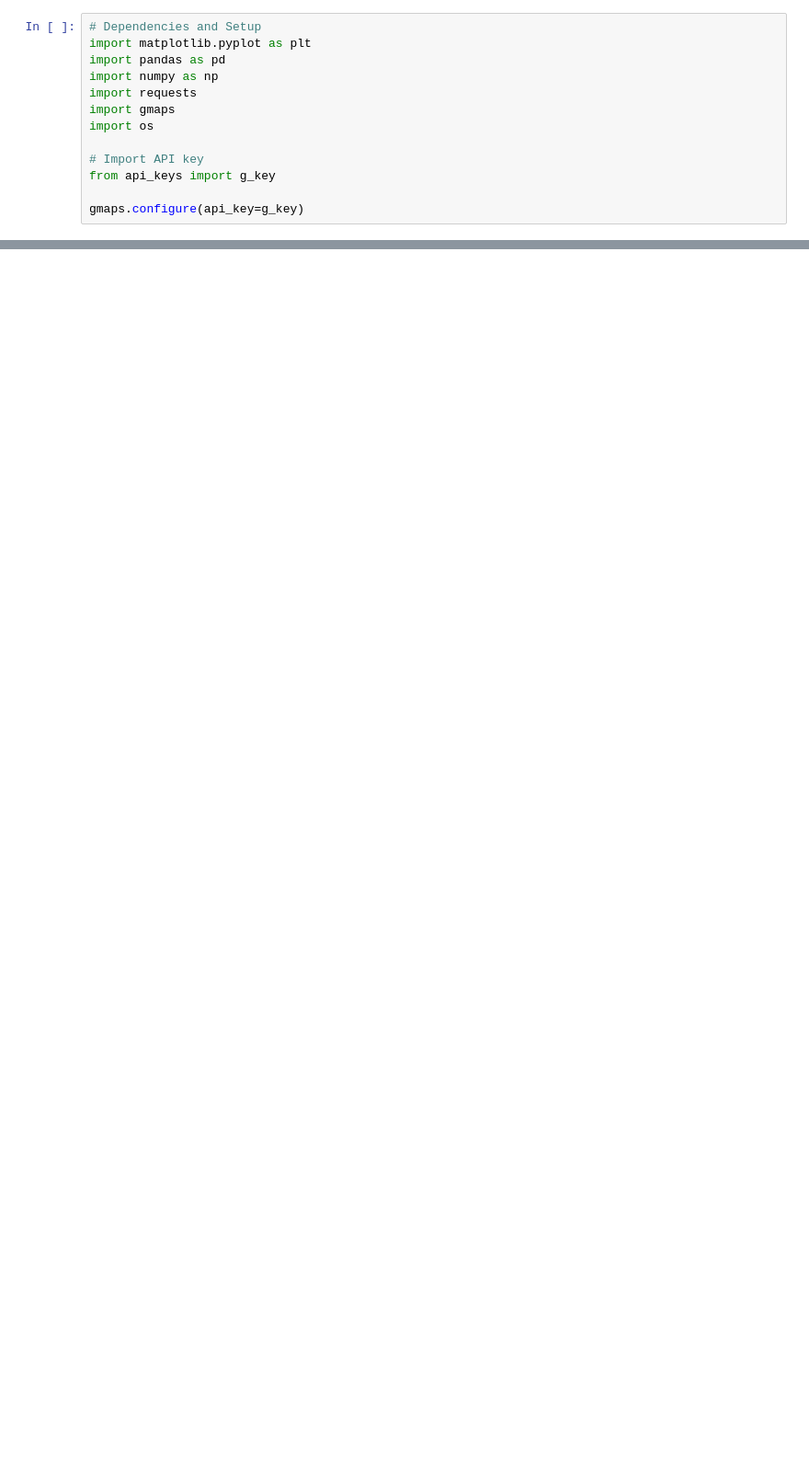
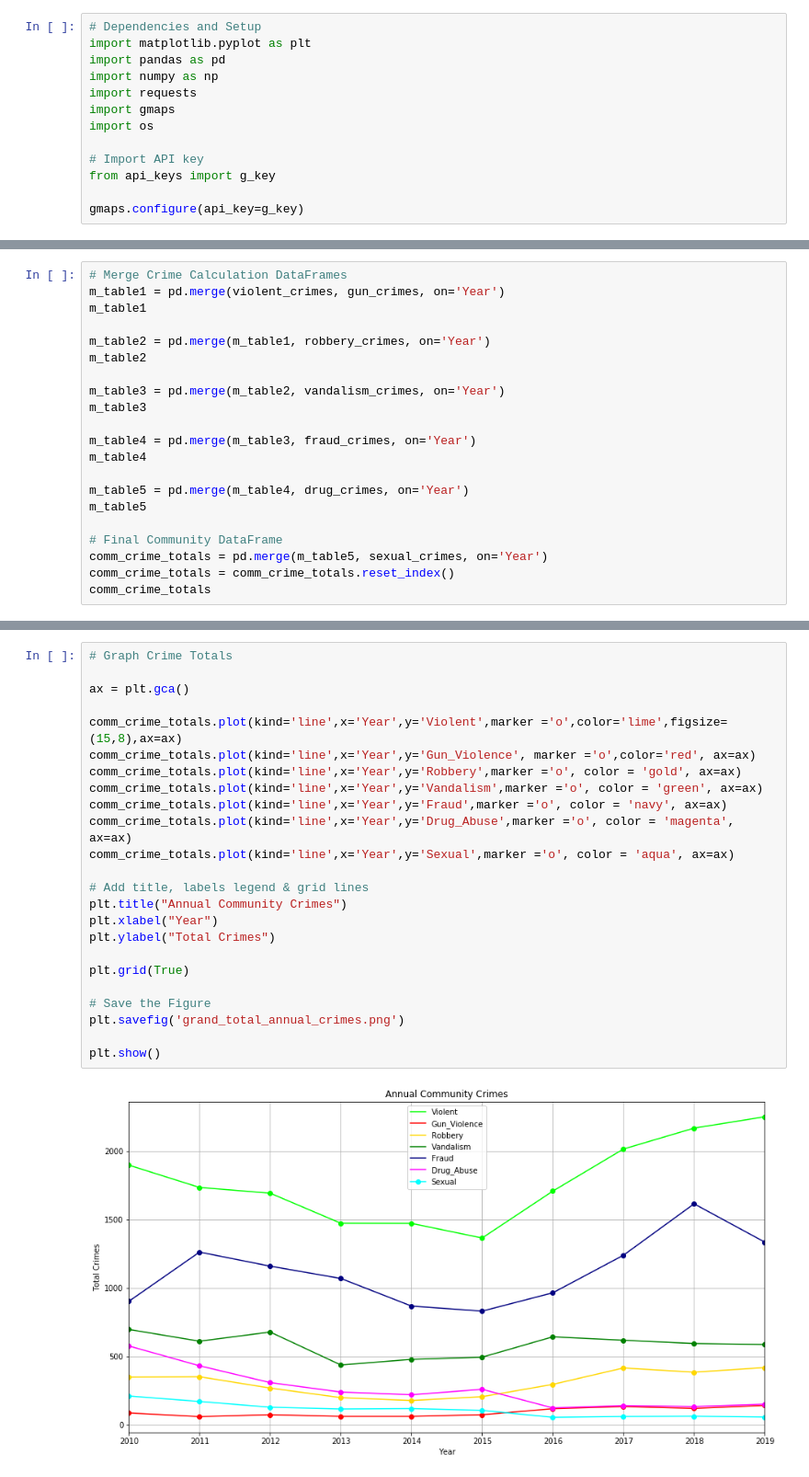
Before and after one commit to shidalgo12/Chicago_Crime, a Jupyter notebook: City Data/Graphs.ipynb, the cells around one changed output, grey strips where cells are left out. Shown at 92% size. Drawn from its saved outputs; the diff is of its cells as text; blank space fills up the shorter version.

```diff
--- a/City Data/Graphs.ipynb
+++ b/City Data/Graphs.ipynb
@@ -172,0 +189,21 @@ plt.show()
+# %%
+# Merge Crime Calculation DataFrames
+m_table1 = pd.merge(violent_crimes, gun_crimes, on='Year')
+m_table1
+
+m_table2 = pd.merge(m_table1, robbery_crimes, on='Year')
+m_table2
+
+m_table3 = pd.merge(m_table2, vandalism_crimes, on='Year')
+m_table3
+
+m_table4 = pd.merge(m_table3, fraud_crimes, on='Year')
+m_table4
+
+m_table5 = pd.merge(m_table4, drug_crimes, on='Year')
+m_table5
+
+# Final Community DataFrame
+comm_crime_totals = pd.merge(m_table5, sexual_crimes, on='Year')
+comm_crime_totals = comm_crime_totals.reset_index()
+comm_crime_totals
@@ -173,2 +222,28 @@ plt.show()
+# %%
+# Graph Crime Totals
+
+ax = plt.gca()
+
+comm_crime_totals.plot(kind='line',x='Year',y='Violent',marker ='o',color='lime',figsize=(15,8),ax=ax)
+comm_crime_totals.plot(kind='line',x='Year',y='Gun_Violence', marker ='o',color='red', ax=ax)
+comm_crime_totals.plot(kind='line',x='Year',y='Robbery',marker ='o', color = 'gold', ax=ax)
+comm_crime_totals.plot(kind='line',x='Year',y='Vandalism',marker ='o', color = 'green', ax=ax)
+comm_crime_totals.plot(kind='line',x='Year',y='Fraud',marker ='o', color = 'navy', ax=ax)
+comm_crime_totals.plot(kind='line',x='Year',y='Drug_Abuse',marker ='o', color = 'magenta', ax=ax)
+comm_crime_totals.plot(kind='line',x='Year',y='Sexual',marker ='o', color = 'aqua', ax=ax)
+
+# Add title, labels legend & grid lines
+plt.title("Annual Community Crimes")
+plt.xlabel("Year")
+plt.ylabel("Total Crimes")
+
+plt.grid(True)
+
+# Save the Figure
+plt.savefig('grand_total_annual_crimes.png')
+
+plt.show()
+# %% [output]
+[figure, added]
 # %%
 # Annual Gun Violence:
```
Also changed, not shown: parts of 26 cells of this notebook, 4 other files.
